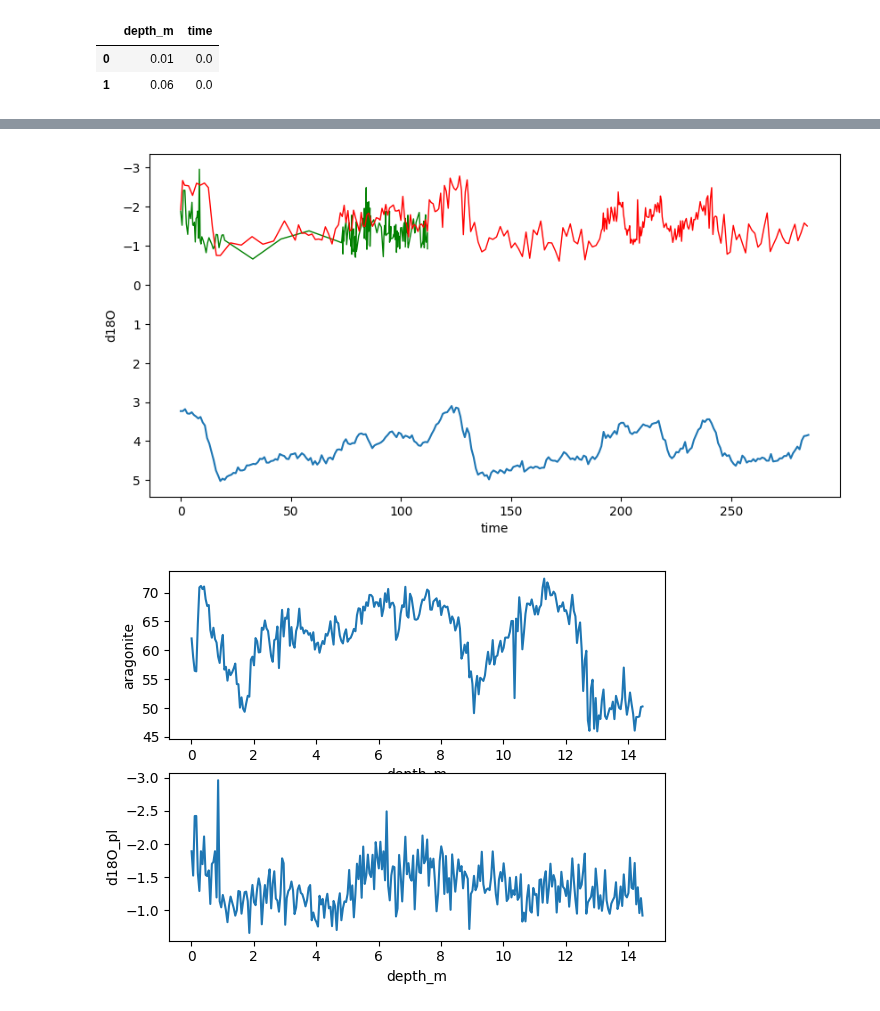
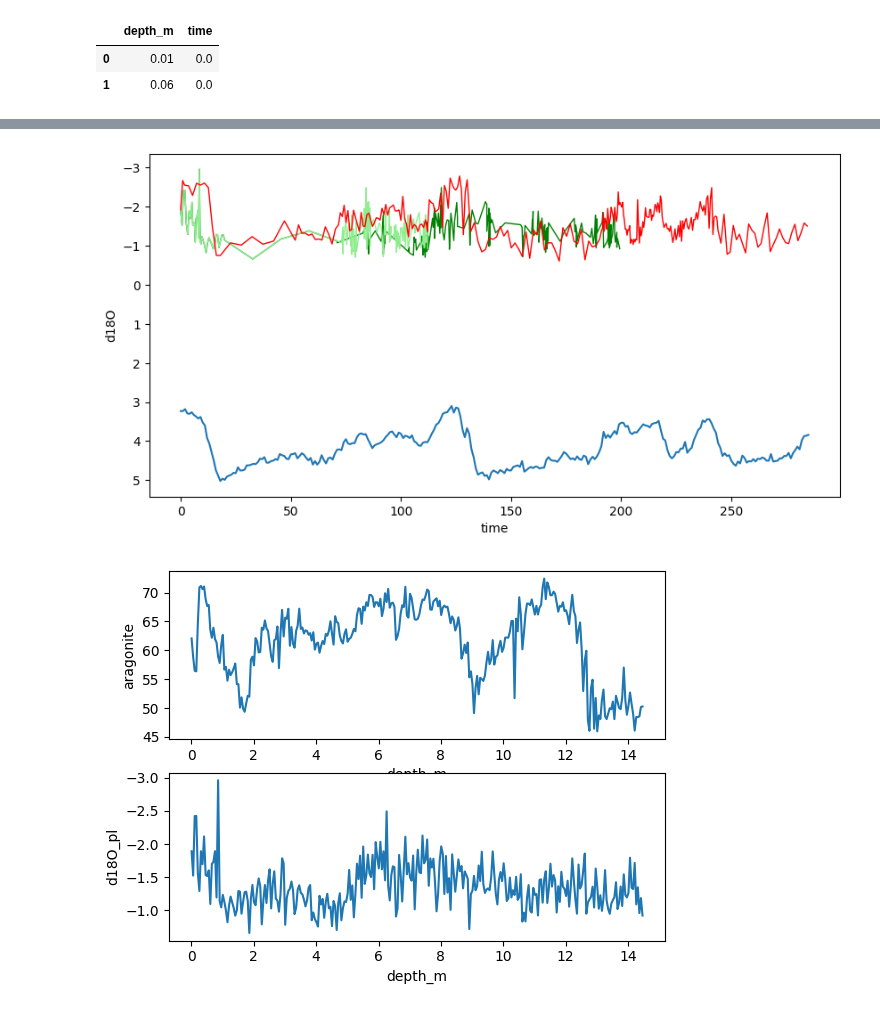
Before and after one commit to andreas-paul/dtw, a Jupyter notebook: src/02_fig_age-models.ipynb, the cells around one changed output, grey strips where cells are left out. Cells and saved outputs as stored; diff of their text form; code cells hidden in the pictures.

Commit message:
More figures etc

```diff
--- a/src/02_fig_age-models.ipynb
+++ b/src/02_fig_age-models.ipynb
@@ -118,3 +130,6 @@ df = df[['depth_m','time_conventional',
        'laser-sand', 'laser-mud', 'laser-median']]
 # %%
 df.to_excel("../out/data_1100.xlsx", index=False)
+# %%
+df_1100 = pd.read_excel("../out/data_1100.xlsx")
+df_1150 = pd.read_excel("../out/data_1150.xlsx")
@@ -121,12 +153,13 @@ df.to_excel("../out/data_1100.xlsx", index=False)
 # %%
 f, ax = plt.subplots(1, 1)
 f.set_size_inches(10,5)
 sns.lineplot(ax=ax, x='time', y='d18O', data=df1)
-sns.lineplot(ax=ax, x='time_dtw_combined', y='d18O_pl', data=data, estimator=None, color='green', linewidth=1)
-sns.lineplot(ax=ax, x='time_conventional', y='d18O_pl', data=df, estimator=None, color='red', linewidth=1)
+sns.lineplot(ax=ax, x='time_dtw_combined_LR04stack', y='d18O_pl', data=df_1150, estimator=None, color='green', linewidth=1)
+sns.lineplot(ax=ax, x='time_dtw_combined_Conv-1100', y='d18O_pl', data=df_1150, estimator=None, color='lightgreen', linewidth=1)
+sns.lineplot(ax=ax, x='time_conventional', y='d18O_pl', data=df_1100, estimator=None, color='red', linewidth=1)
 ax.invert_yaxis()
 # %% [output]
-[figure, old version]
+[figure, new version]
 # %%
 f.savefig('../out/figures/fig07_1100.eps')
 # %%
```
Also changed, not shown: parts of 12 cells of this notebook.
